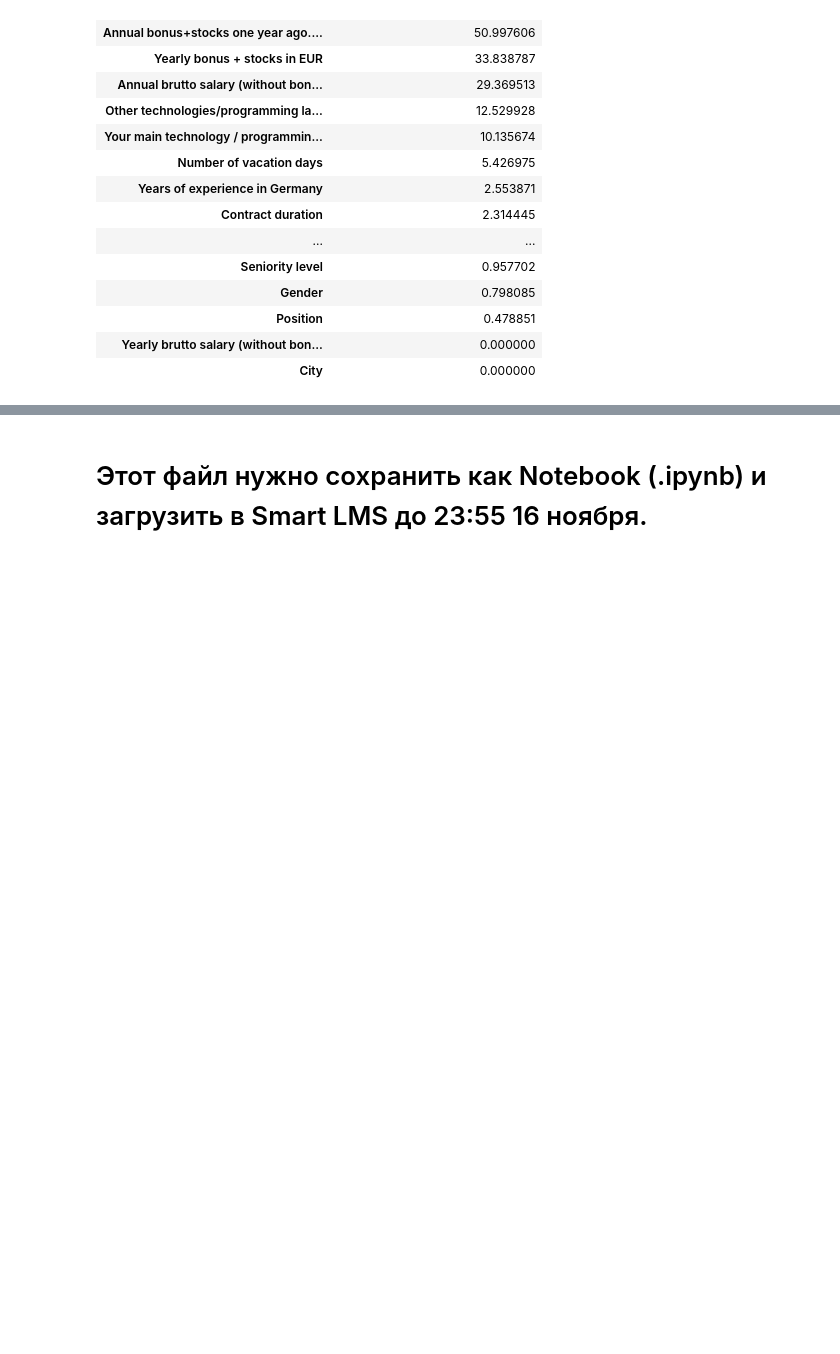
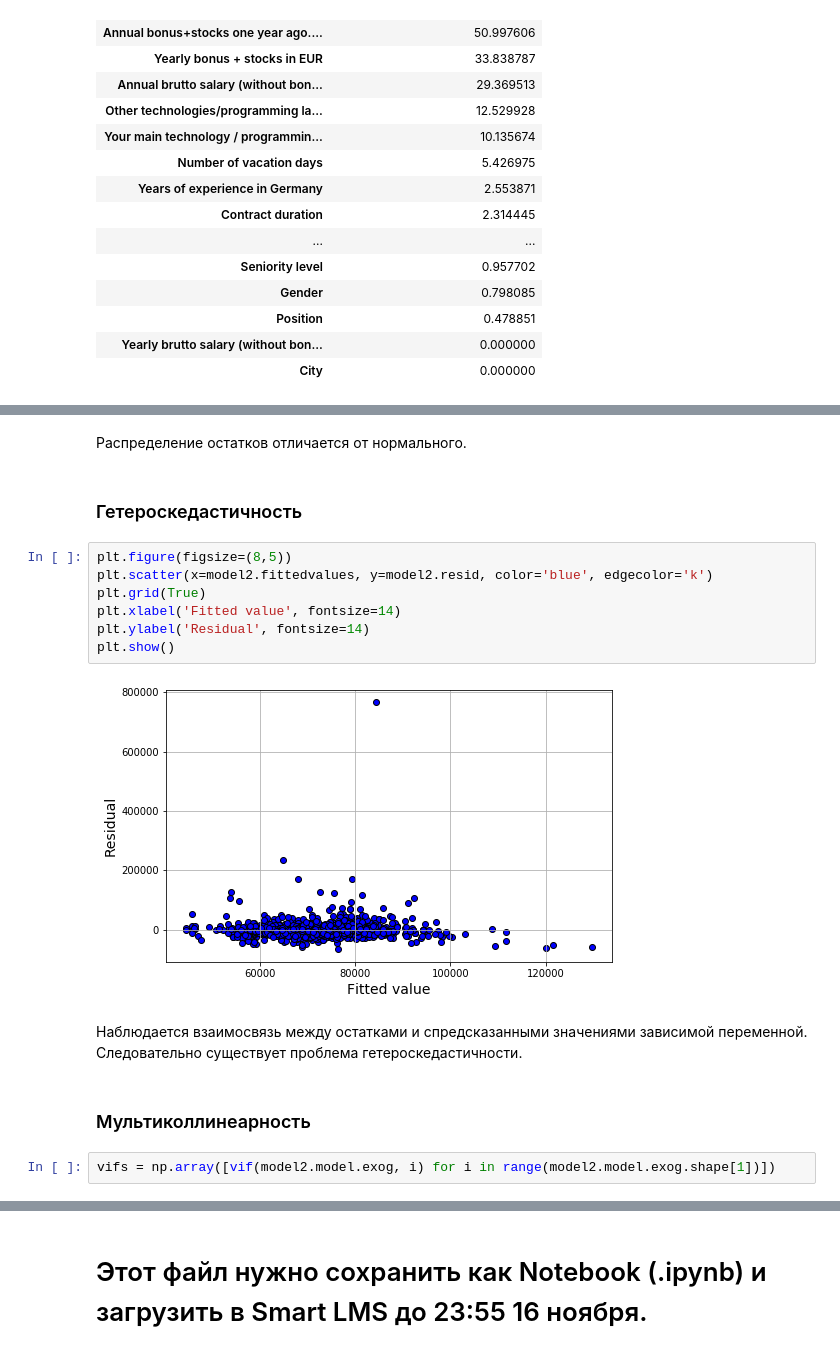
Before and after one commit to sgwps/data_analysis, a Jupyter notebook: homeworks/НИС_линейная_регрессия_домашнее_задание4.ipynb, the cells around one changed output, grey strips where cells are left out. Cells and saved outputs as stored; diff of their text form; blank space fills up the shorter version.

```diff
--- a/homeworks/НИС_линейная_регрессия_домашнее_задание4.ipynb
+++ b/homeworks/НИС_линейная_регрессия_домашнее_задание4.ipynb
@@ -338,0 +343,19 @@ Warnings:
+# %% [markdown]
+Распределение остатков отличается от нормального.
+# %% [markdown]
+### Гетероскедастичность
+# %%
+plt.figure(figsize=(8,5))
+plt.scatter(x=model2.fittedvalues, y=model2.resid, color='blue', edgecolor='k')
+plt.grid(True)
+plt.xlabel('Fitted value', fontsize=14)
+plt.ylabel('Residual', fontsize=14)
+plt.show()
+# %% [output]
+[figure, added]
+# %% [markdown]
+Наблюдается взаимосвязь между остатками и спредсказанными значениями зависимой переменной. Следовательно существует проблема гетероскедастичности.
+# %% [markdown]
+### Мультиколлинеарность
+# %%
+vifs = np.array([vif(model2.model.exog, i) for i in range(model2.model.exog.shape[1])])
```
Also changed, not shown: parts of 62 cells of this notebook.
